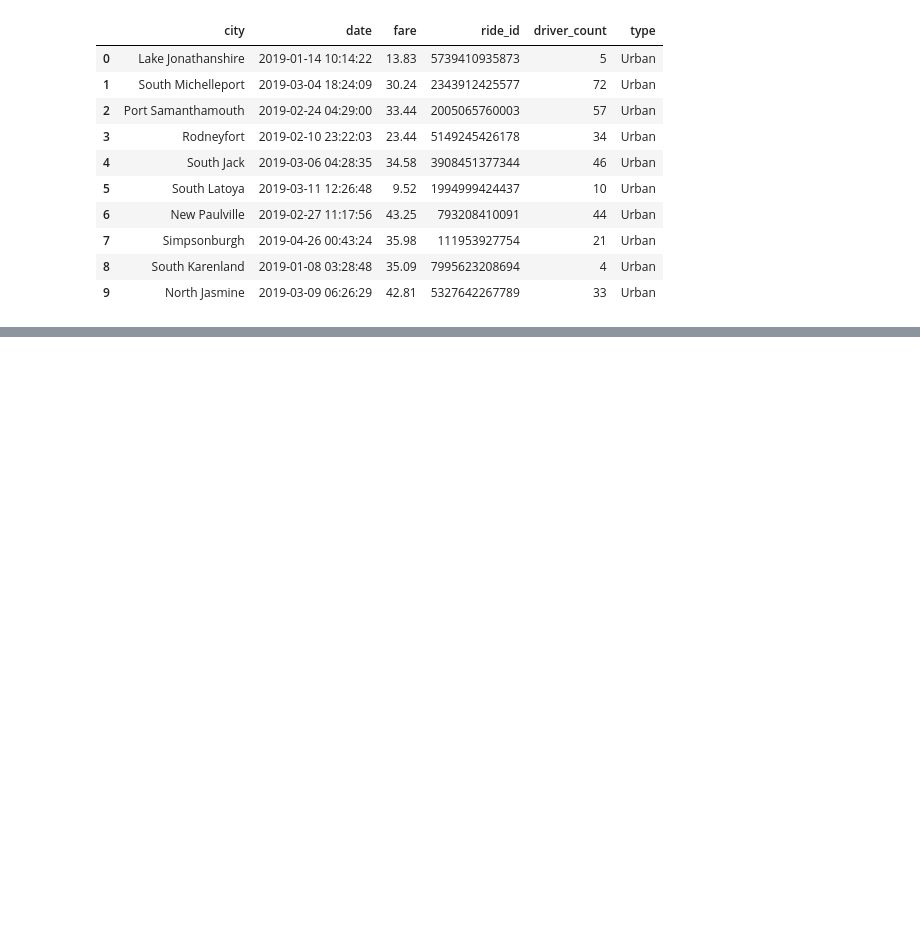
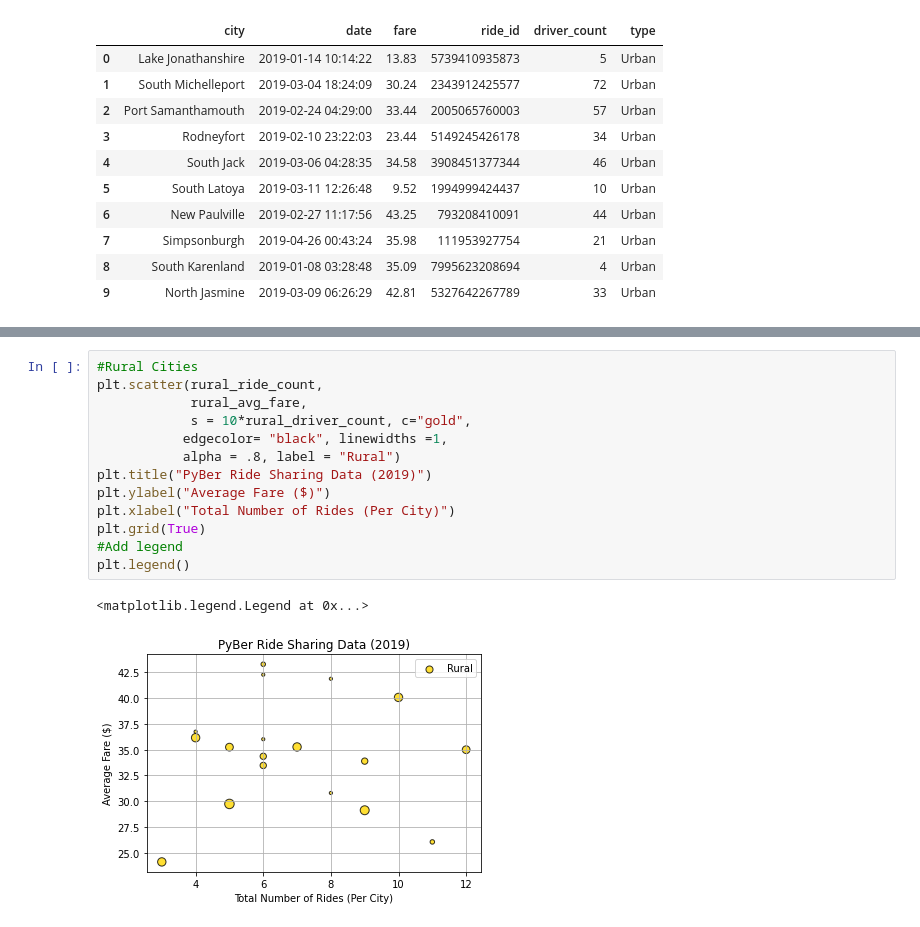
Before and after one commit to ahwinkelman/PyBer_Analysis, a Jupyter notebook: PyBer.ipynb, the cells around one changed output, grey strips where cells are left out. Cells and saved outputs as stored; diff of their text form; blank space fills up the shorter version.

```diff
--- a/PyBer.ipynb
+++ b/PyBer.ipynb
@@ -130,0 +214,16 @@ pyber_data_df.head(10)
+# %%
+#Rural Cities
+plt.scatter(rural_ride_count,
+            rural_avg_fare,
+            s = 10*rural_driver_count, c="gold",
+           edgecolor= "black", linewidths =1,
+           alpha = .8, label = "Rural")
+plt.title("PyBer Ride Sharing Data (2019)")
+plt.ylabel("Average Fare ($)")
+plt.xlabel("Total Number of Rides (Per City)")
+plt.grid(True)
+#Add legend
+plt.legend()
+# %% [output]
+<matplotlib.legend.Legend at 0x...>
+[figure, added]
```
Also changed, not shown: parts of 8 cells of this notebook, 1 other file.
